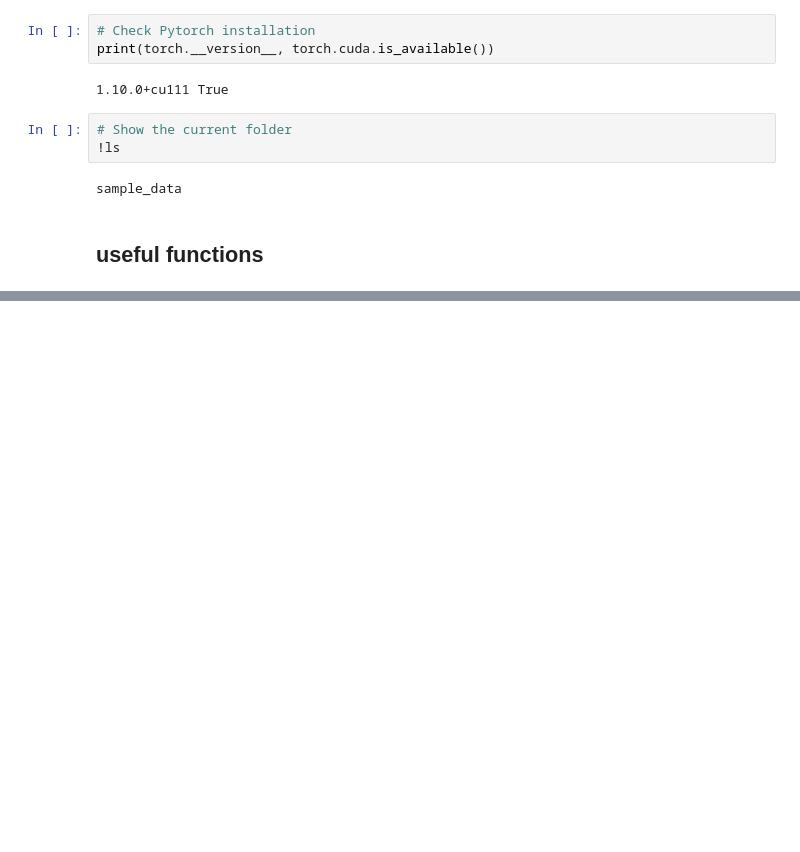
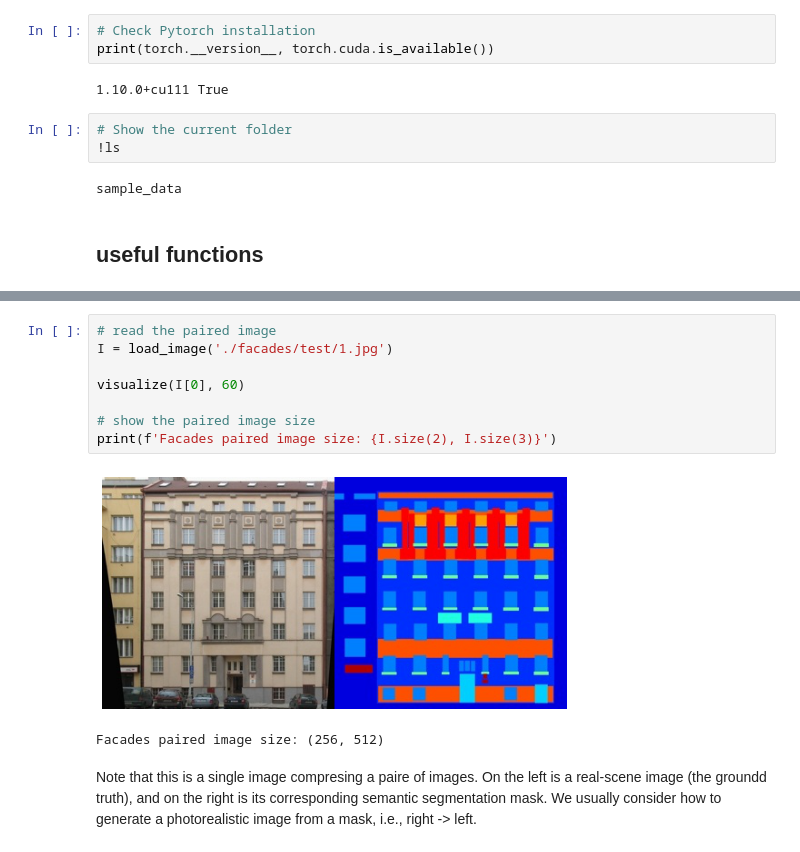
Before and after one commit to jinyingtld/python, a Jupyter notebook: AI6126_tutorial7.ipynb, the cells around one changed output, grey strips where cells are left out. Cells and saved outputs as stored; diff of their text form; blank space fills up the shorter version.

```diff
--- a/AI6126_tutorial7.ipynb
+++ b/AI6126_tutorial7.ipynb
@@ -96,0 +223,13 @@ def load_image(filename):
+# %%
+# read the paired image
+I = load_image('./facades/test/1.jpg')
+
+visualize(I[0], 60)
+
+# show the paired image size
+print(f'Facades paired image size: {I.size(2), I.size(3)}')
+# %% [output]
+[figure, added]
+Facades paired image size: (256, 512)
+# %% [markdown]
+Note that this is a single image compresing a paire of images. On the left is a real-scene image (the groundd truth), and on the right is its corresponding semantic segmentation mask. We usually consider how to generate a photorealistic image from a mask, i.e., right -> left.
```
Also changed, not shown: parts of 19 cells of this notebook.
